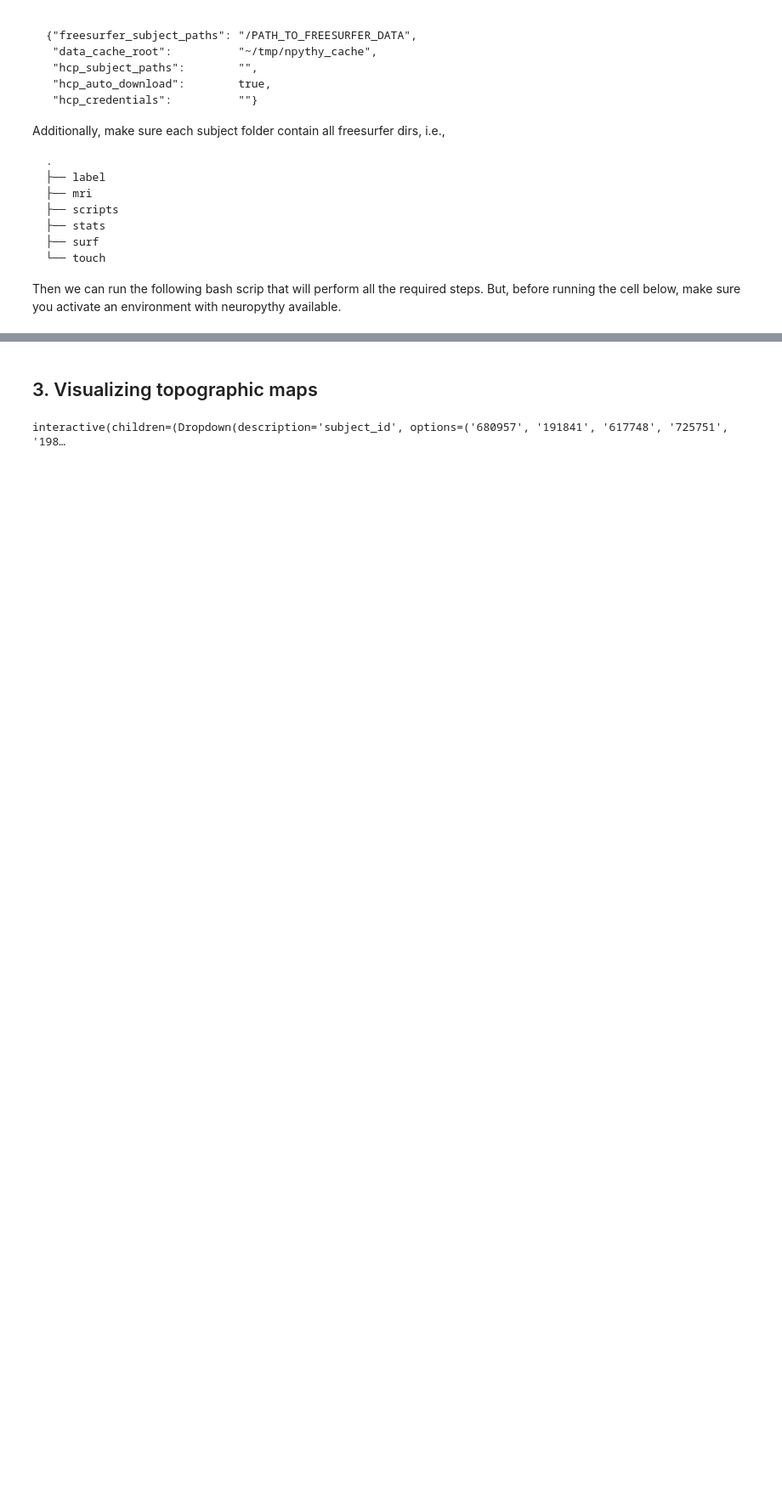
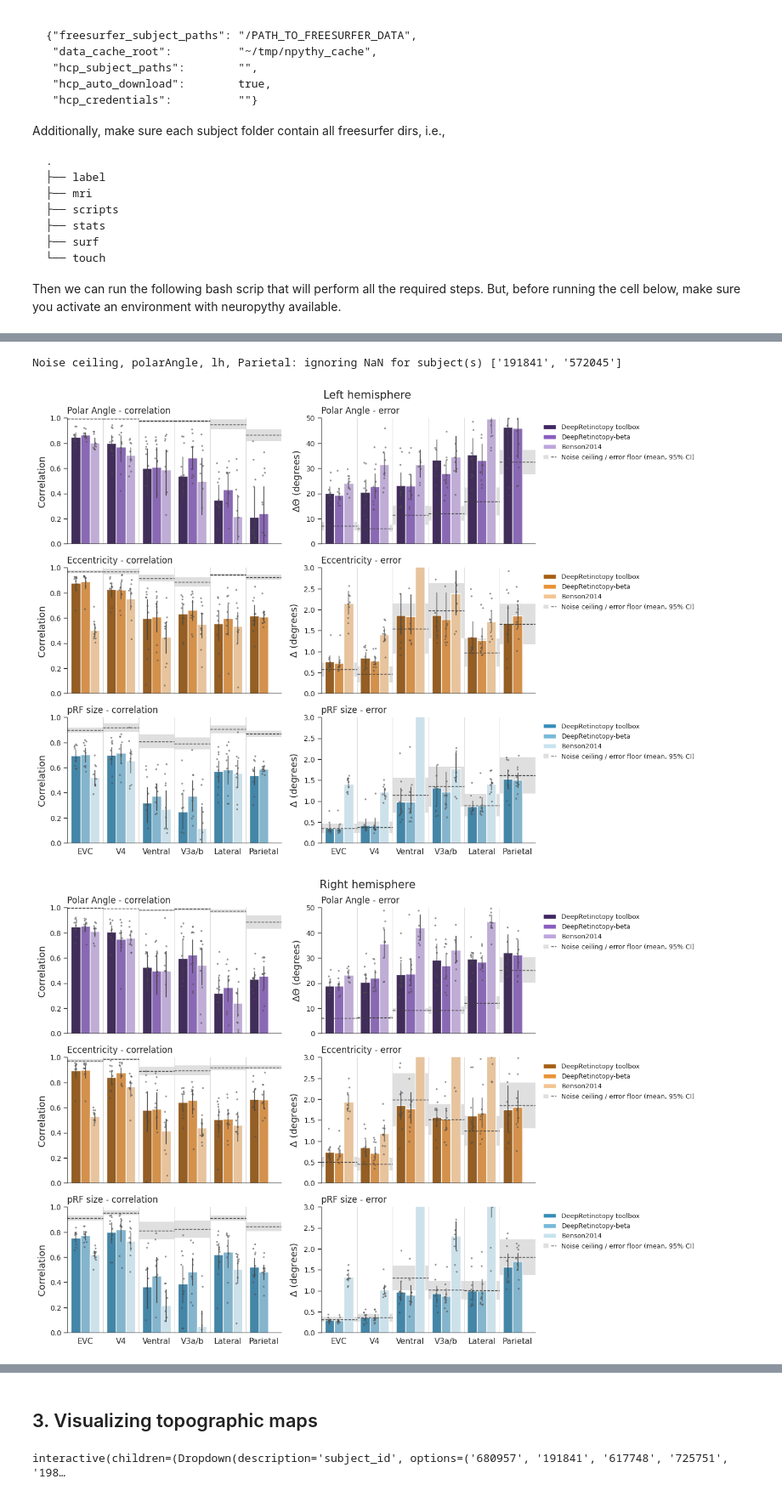
Before and after one commit to felenitaribeiro/deepRetinotopy_validation, a Jupyter notebook: notebooks/1_benchmarking.ipynb, the cells around one changed output, grey strips where cells are left out. Shown at 85% size. Drawn from its saved outputs; the diff is of its cells as text; code cells hidden in the pictures; blank space fills up the shorter version.

```diff
--- a/notebooks/1_benchmarking.ipynb
+++ b/notebooks/1_benchmarking.ipynb
@@ -457,0 +591,11 @@ Region of interest: V1
+# %%
+# Overview per hemisphere (rows: retinotopic maps, columns: metrics)
+for hemisphere in ['lh', 'rh']:
+    plot_benchmark_overview(df_all, hemisphere,
+                            regions_of_interest = regions_of_interest,
+                            save_path = output_dir)
+    plt.show()
+# %% [output]
+Noise ceiling, polarAngle, lh, Parietal: ignoring NaN for subject(s) ['191841', '572045']
+[figure, added]
+[figure, added]
```
Also changed, not shown: parts of 12 cells of this notebook.
